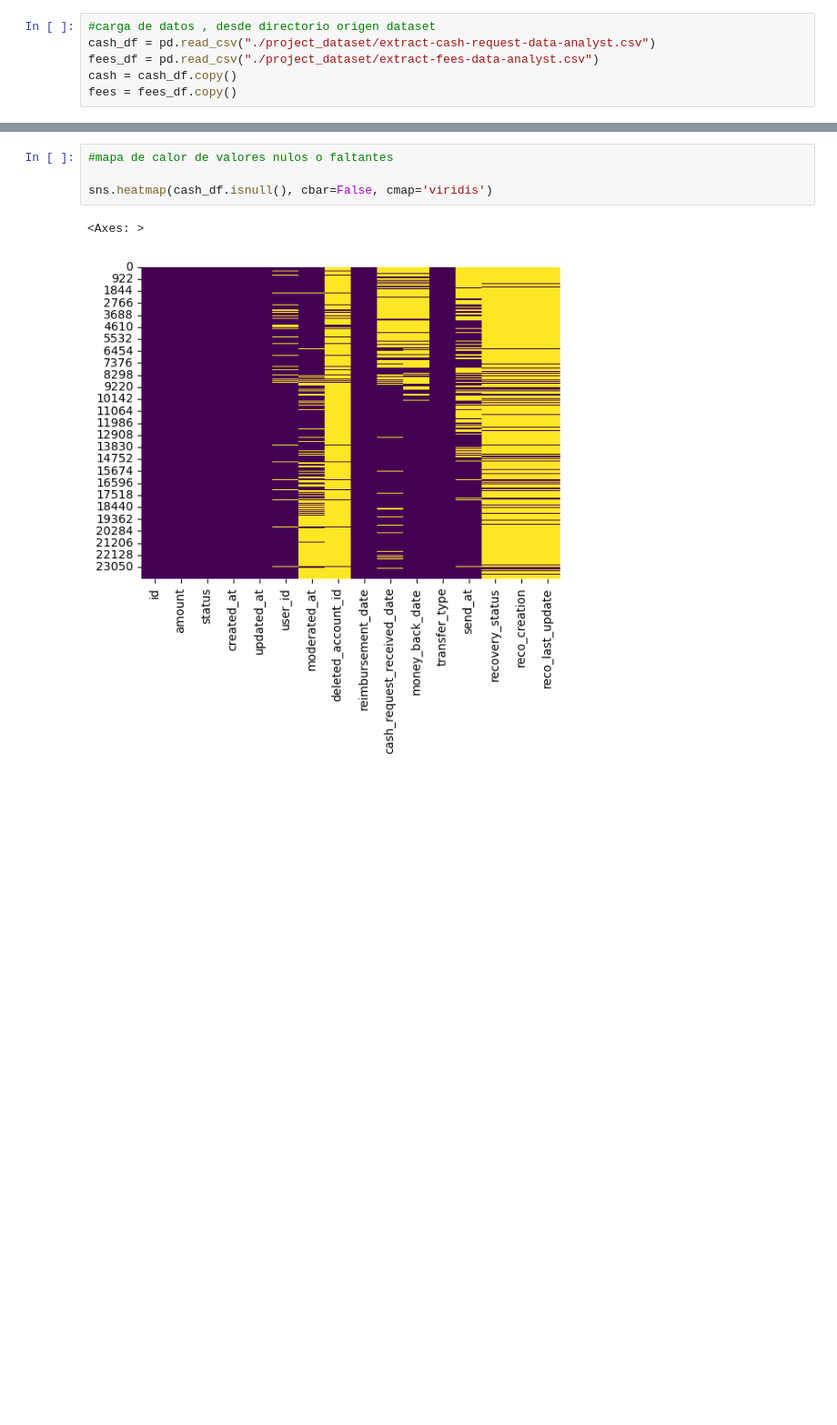
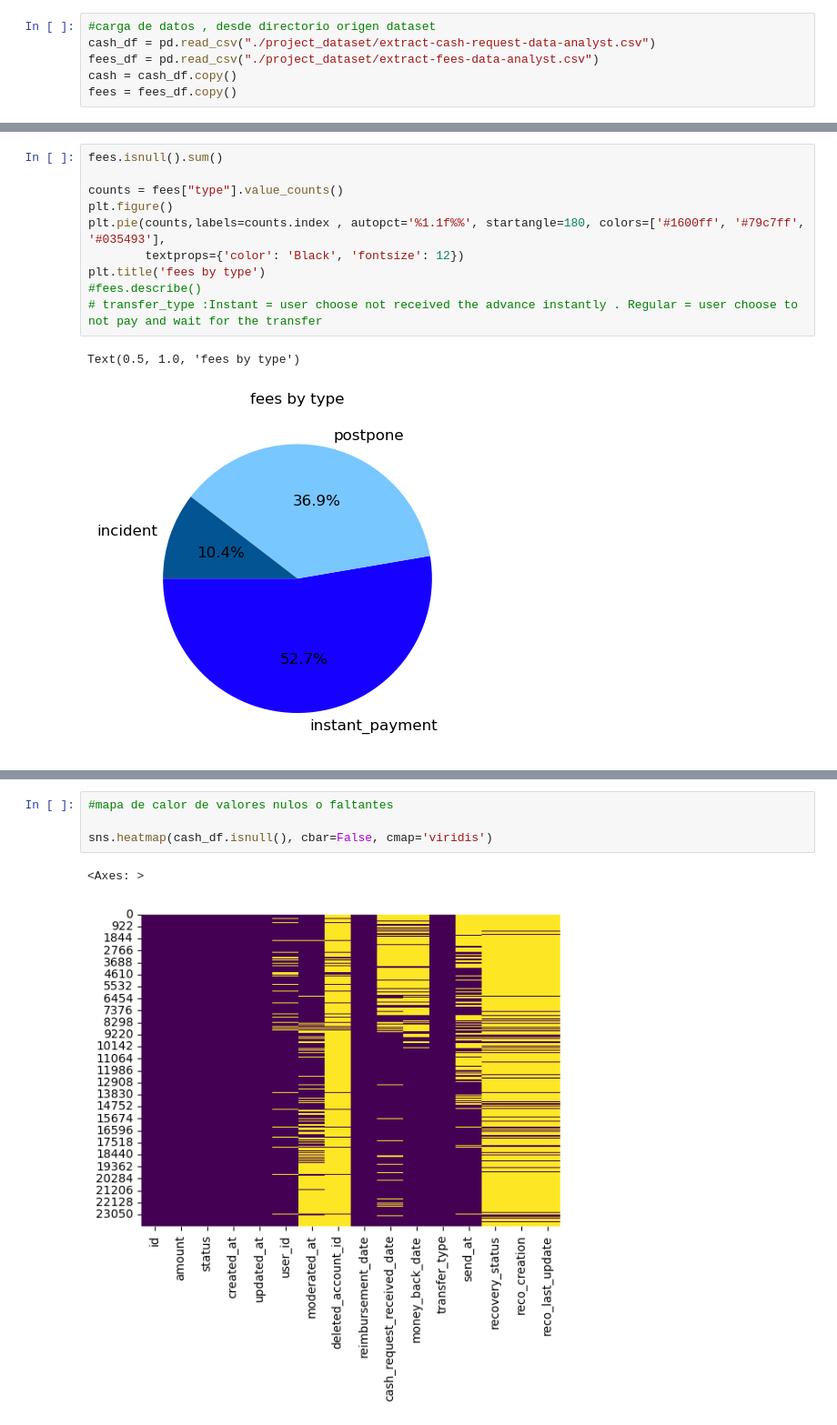
Before and after one commit to jalladin/iron_paymants, a Jupyter notebook: exploracion.ipynb, the cells around one changed output, grey strips where cells are left out. Shown at 91% size. Drawn from its saved outputs; the diff is of its cells as text; blank space fills up the shorter version.

```diff
--- a/exploracion.ipynb
+++ b/exploracion.ipynb
@@ -61,0 +94,13 @@ memory usage: 2.1+ MB
+# %%
+fees.isnull().sum()
+
+counts = fees["type"].value_counts()
+plt.figure()
+plt.pie(counts,labels=counts.index , autopct='%1.1f%%', startangle=180, colors=['#1600ff', '#79c7ff', '#035493'],
+        textprops={'color': 'Black', 'fontsize': 12})
+plt.title('fees by type')
+#fees.describe()
+# transfer_type :Instant = user choose not received the advance instantly . Regular = user choose to not pay and wait for the transfer
+# %% [output]
+Text(0.5, 1.0, 'fees by type')
+[figure, added]
```
Also changed, not shown: parts of 15 cells of this notebook, 3 other files.
